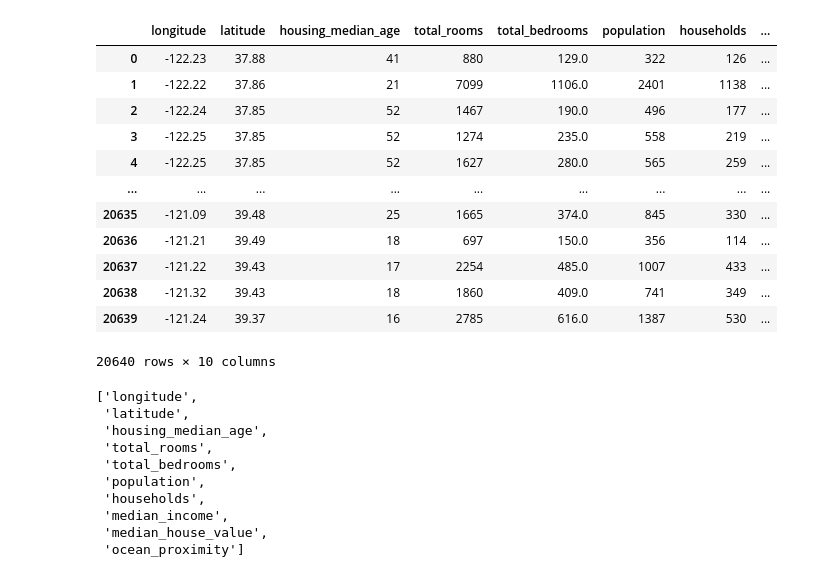
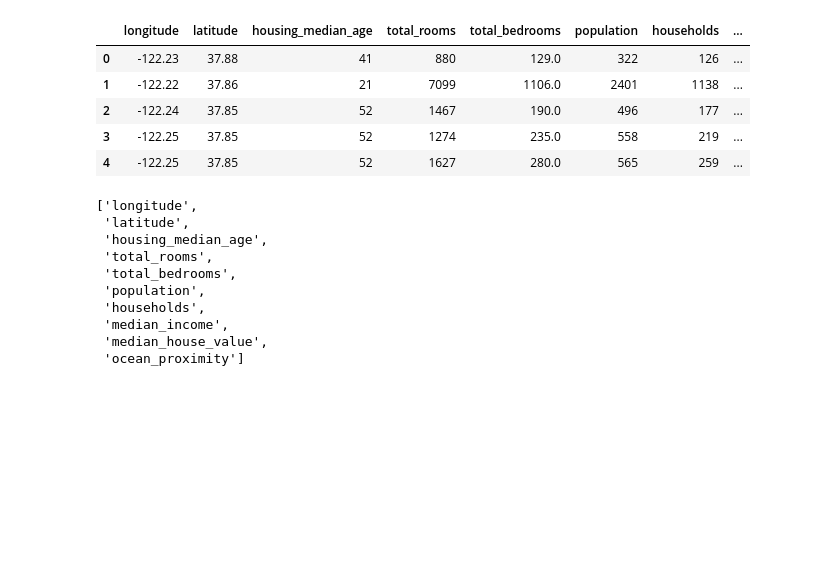
Before and after one commit to MbuviM/California_House_Prices, a Jupyter notebook: Housing.ipynb, the cells around one changed output. Cells and saved outputs as stored; diff of their text form; code cells hidden in the pictures; blank space fills up the shorter version.

```diff
--- a/Housing.ipynb
+++ b/Housing.ipynb
@@ -8,22 +11,14 @@ from sklearn import *
 # %%
 df = pd.read_csv('Carlifonia_census_data (1).csv')
 # The head function is used to look at the first five rows in a dataframe
 df.head()
-df.reset_index(drop=True) # Drops the indexes in the dataframe
 # %% [output]
 |  | longitude | latitude | housing_median_age | total_rooms | total_bedrooms | population | households | ... |
 | 0 | -122.23 | 37.88 | 41 | 880 | 129.0 | 322 | 126 | ... |
 | 1 | -122.22 | 37.86 | 21 | 7099 | 1106.0 | 2401 | 1138 | ... |
 | 2 | -122.24 | 37.85 | 52 | 1467 | 190.0 | 496 | 177 | ... |
 | 3 | -122.25 | 37.85 | 52 | 1274 | 235.0 | 558 | 219 | ... |
 | 4 | -122.25 | 37.85 | 52 | 1627 | 280.0 | 565 | 259 | ... |
-| ... | ... | ... | ... | ... | ... | ... | ... | ... |
-| 20635 | -121.09 | 39.48 | 25 | 1665 | 374.0 | 845 | 330 | ... |
-| 20636 | -121.21 | 39.49 | 18 | 697 | 150.0 | 356 | 114 | ... |
-| 20637 | -121.22 | 39.43 | 17 | 2254 | 485.0 | 1007 | 433 | ... |
-| 20638 | -121.32 | 39.43 | 18 | 1860 | 409.0 | 741 | 349 | ... |
-| 20639 | -121.24 | 39.37 | 16 | 2785 | 616.0 | 1387 | 530 | ... |
-20640 rows × 10 columns
 # %%
 # Prints out all the columns in the dataframe
 data_columns = list(df.columns)
```
Also changed, not shown: parts of 23 cells of this notebook.
